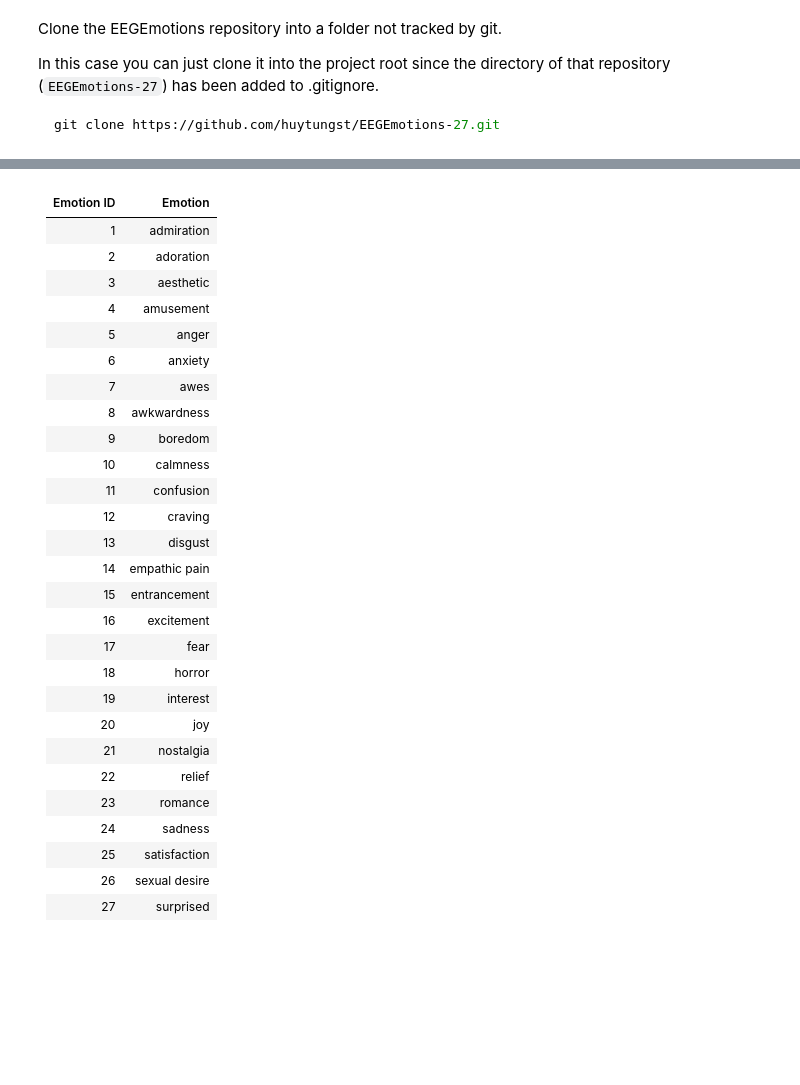
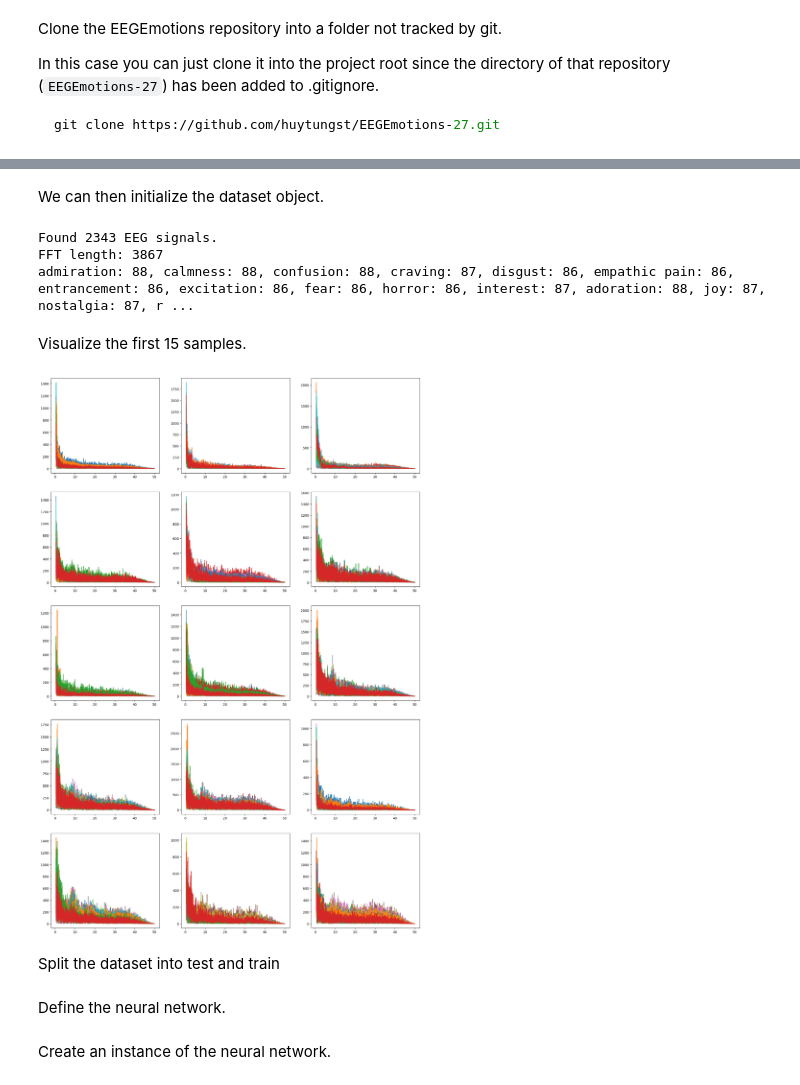
Before and after one commit to yamikazoo/EEG-ML-Emotion-Classifier, a Jupyter notebook: src/emotion_classifier.ipynb, the cells around one changed output, grey strips where cells are left out. Drawn from its saved outputs; the diff is of its cells as text; code cells hidden in the pictures; blank space fills up the shorter version.

```diff
--- a/src/emotion_classifier.ipynb
+++ b/src/emotion_classifier.ipynb
@@ -95,31 +93,36 @@ Signal count by emotion:
-# %% [markdown]
-
-| Emotion ID | Emotion         |
-|------------|-----------------|
-| 1          | admiration      |
-| 2          | adoration       |
-| 3          | aesthetic       |
-| 4          | amusement       |
-| 5          | anger           |
-| 6          | anxiety         |
-| 7          | awes            |
-| 8          | awkwardness     |
-| 9          | boredom         |
-| 10         | calmness        |
-| 11         | confusion       |
-| 12         | craving         |
-| 13         | disgust         |
-| 14         | empathic pain   |
-| 15         | entrancement    |
-| 16         | excitement      |
-| 17         | fear            |
-| 18         | horror          |
-| 19         | interest        |
-| 20         | joy             |
-| 21         | nostalgia       |
-| 22         | relief          |
-| 23         | romance         |
-| 24         | sadness         |
-| 25         | satisfaction    |
-| 26         | sexual desire   |
-| 27         | surprised       |
+# %% [markdown]
+We can then initialize the dataset object.
+# %%
+eeg_raw_directory = Path("../EEGEmotions-27/eeg_raw")
+
+dataset = EmotionsEegFftDataset(eeg_raw_directory)
+
+print(f"Found {len(dataset)} EEG signals.")
+
+print(f"FFT length: {len(dataset.frequencies)}")
+
+signal_count_by_emotion = {}
+for label in dataset.emotion_labels:
+    signal_count_by_emotion[label] = signal_count_by_emotion.get(label, 0) + 1
+
+print(", ".join([f"{emotions[key]}: {value}" for key, value in signal_count_by_emotion.items()]))
+# %% [output]
+Found 2343 EEG signals.
+FFT length: 3867
+admiration: 88, calmness: 88, confusion: 88, craving: 87, disgust: 86, empathic pain: 86, entrancement: 86, excitation: 86, fear: 86, horror: 86, interest: 87, adoration: 88, joy: 87, nostalgia: 87, r ...
+# %% [markdown]
+Visualize the first 15 samples.
+# %%
+import matplotlib.pyplot as plt
+
+plt.figure(figsize=(20, 30))
+for i in range(15):
+    fft, label = dataset[i]
+
+    abs_fft = torch.abs(fft)
+    plt.subplot(5, 3, i+1)
+    plt.plot(dataset.frequencies, abs_fft)
+# %% [output]
+[figure, added]
+# %% [markdown]
+Split the dataset into test and train
@@ -125,0 +135,2 @@ Signal count by emotion:
+# %% [markdown]
+Define the neural network.
@@ -125,0 +156,2 @@ Signal count by emotion:
+# %% [markdown]
+Create an instance of the neural network.
```
Also changed, not shown: parts of 6 cells of this notebook, 1 other file.
